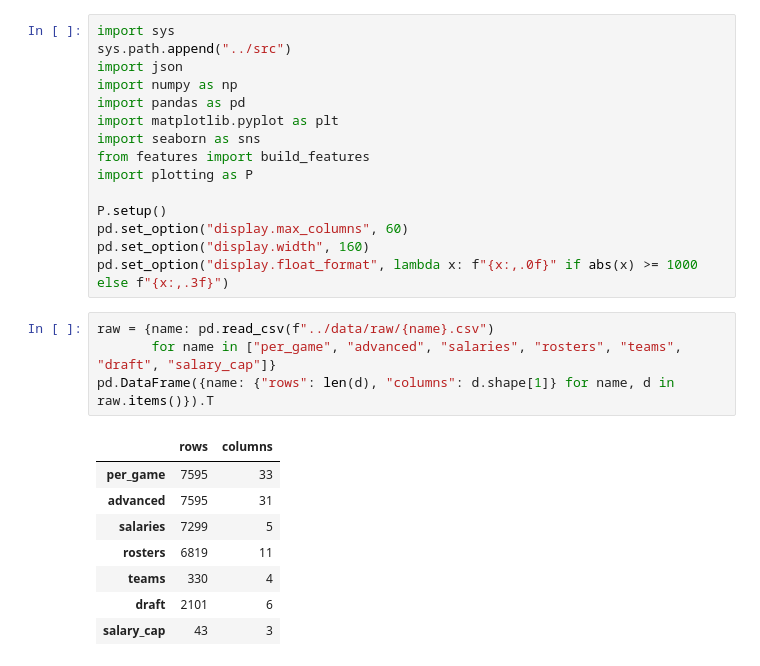
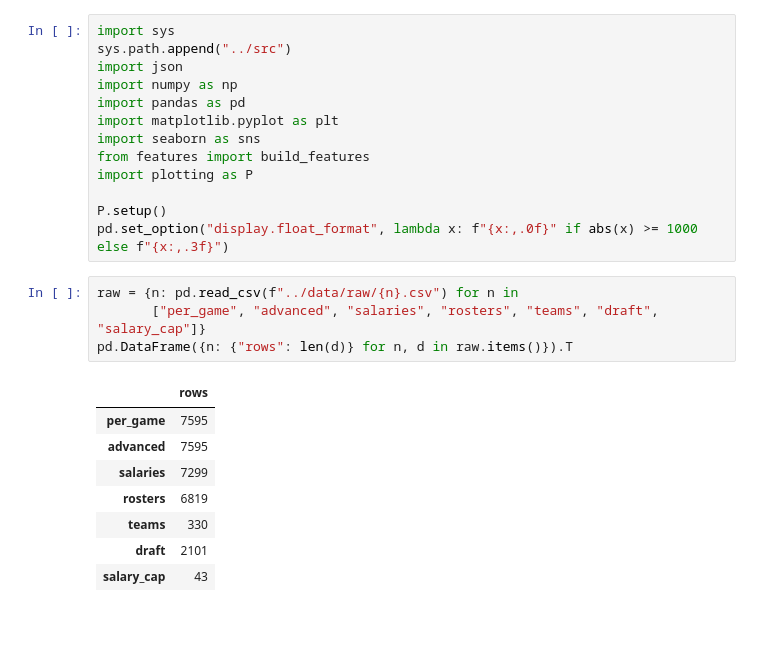
Before and after one commit to gervickas/nba-salary-performance, a Jupyter notebook: notebooks/01_data_collection.ipynb, the cells around one changed output. Drawn from its saved outputs; the diff is of its cells as text; blank space fills up the shorter version.

```diff
--- a/notebooks/01_data_collection.ipynb
+++ b/notebooks/01_data_collection.ipynb
@@ -57,19 +23,17 @@ from features import build_features
 import plotting as P
 
 P.setup()
-pd.set_option("display.max_columns", 60)
-pd.set_option("display.width", 160)
 pd.set_option("display.float_format", lambda x: f"{x:,.0f}" if abs(x) >= 1000 else f"{x:,.3f}")
 # %%
-raw = {name: pd.read_csv(f"../data/raw/{name}.csv")
-       for name in ["per_game", "advanced", "salaries", "rosters", "teams", "draft", "salary_cap"]}
-pd.DataFrame({name: {"rows": len(d), "columns": d.shape[1]} for name, d in raw.items()}).T
+raw = {n: pd.read_csv(f"../data/raw/{n}.csv") for n in
+       ["per_game", "advanced", "salaries", "rosters", "teams", "draft", "salary_cap"]}
+pd.DataFrame({n: {"rows": len(d)} for n, d in raw.items()}).T
 # %% [output]
-|  | rows | columns |
-| per_game | 7595 | 33 |
-| advanced | 7595 | 31 |
-| salaries | 7299 | 5 |
-| rosters | 6819 | 11 |
-| teams | 330 | 4 |
-| draft | 2101 | 6 |
-| salary_cap | 43 | 3 |
+|  | rows |
+| per_game | 7595 |
+| advanced | 7595 |
+| salaries | 7299 |
+| rosters | 6819 |
+| teams | 330 |
+| draft | 2101 |
+| salary_cap | 43 |
```
Also changed, not shown: parts of 10 cells of this notebook, 17 other files.
